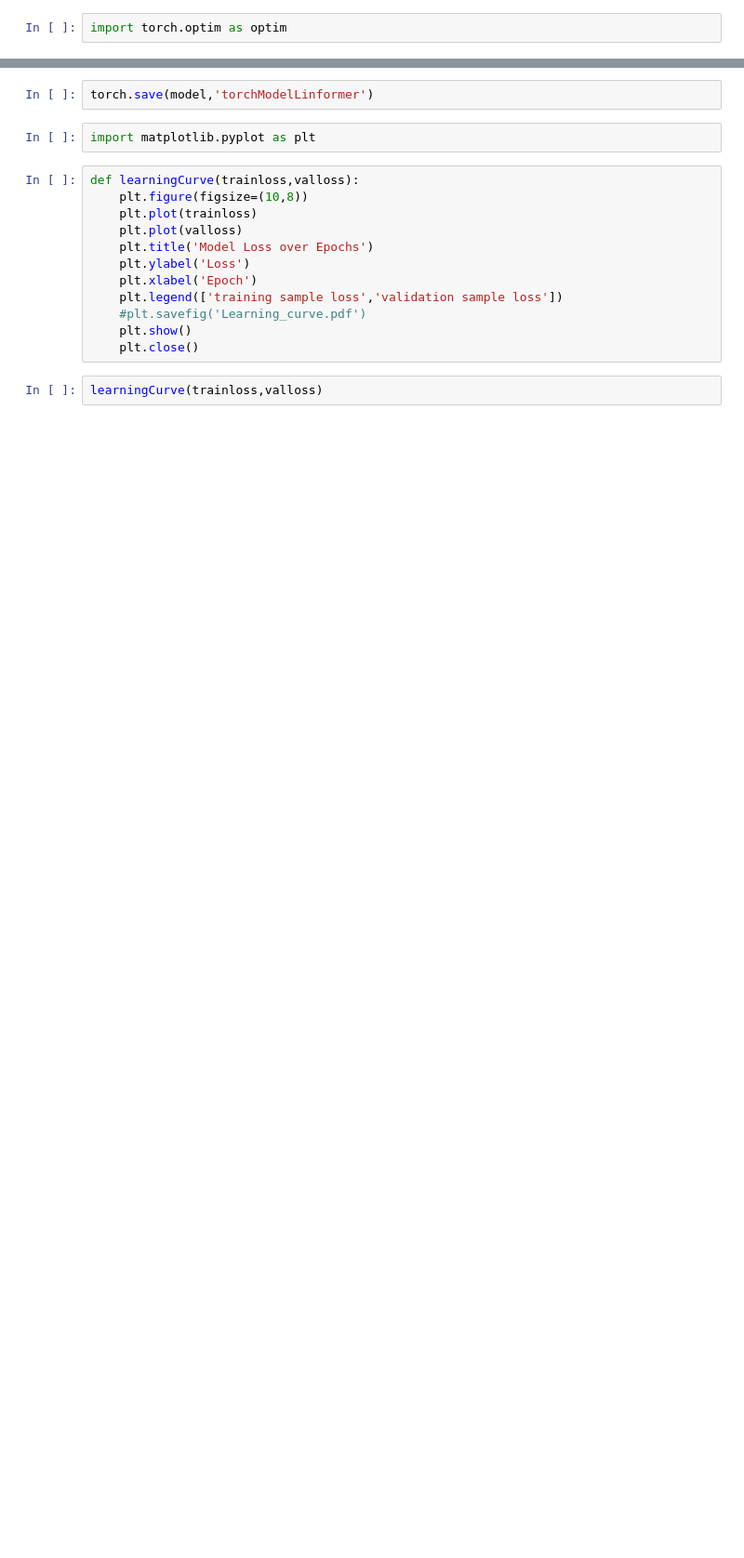
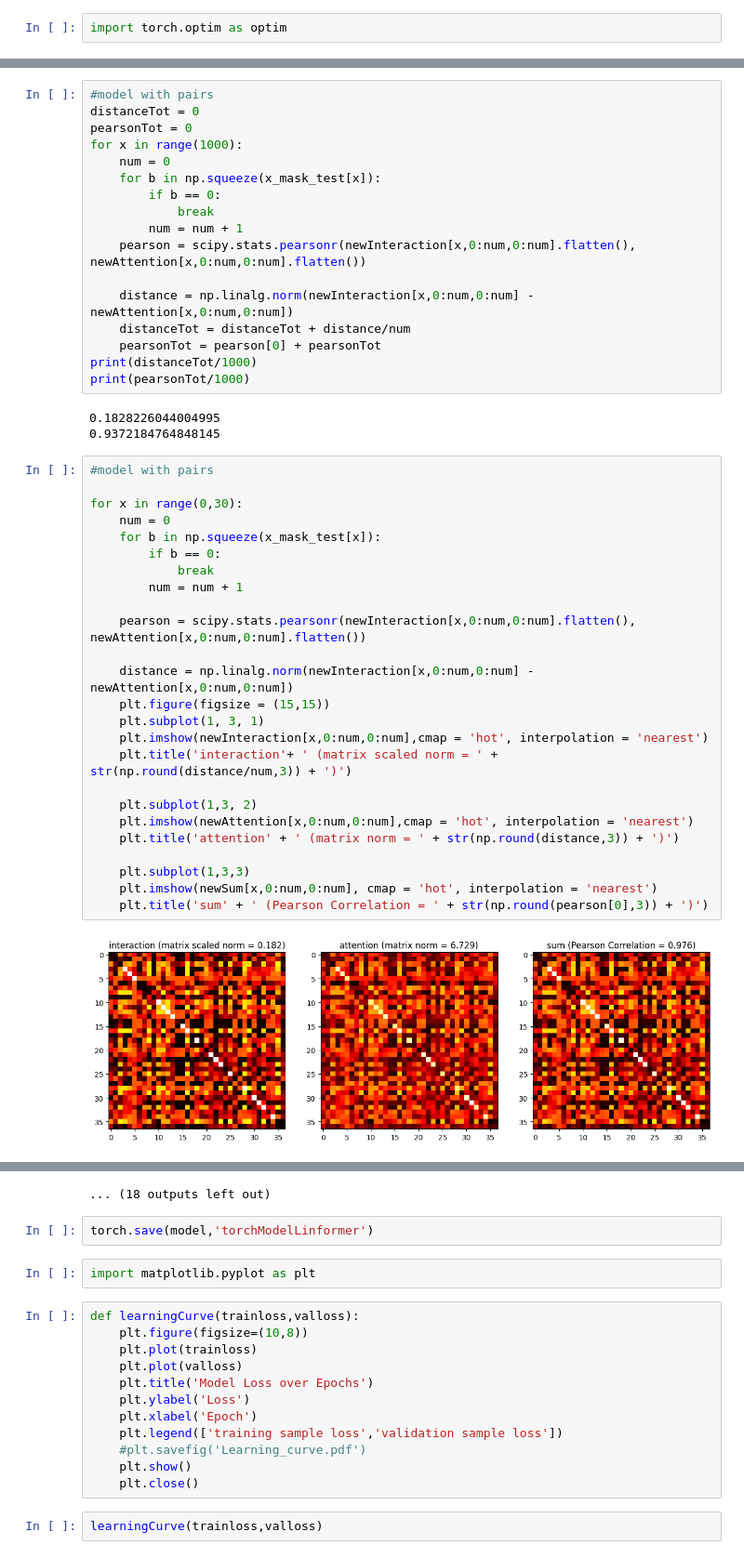
Before and after one commit to aaronw5/Efficient-Transformer-Tests, a Jupyter notebook: Linformer.ipynb, the cells around one changed output, grey strips where cells are left out. Shown at 93% size. Saved outputs shown, nothing was run; the diff lists cells and outputs as text; blank space fills up the shorter version.

```diff
--- a/Linformer.ipynb
+++ b/Linformer.ipynb
@@ -359,0 +361,47 @@ Epoch 100 Train Loss:0.5160421133041382
+# %%
+#model with pairs
+distanceTot = 0
+pearsonTot = 0
+for x in range(1000):
+    num = 0
+    for b in np.squeeze(x_mask_test[x]):
+        if b == 0:
+            break
+        num = num + 1
+    pearson = scipy.stats.pearsonr(newInteraction[x,0:num,0:num].flatten(), newAttention[x,0:num,0:num].flatten())
+
+    distance = np.linalg.norm(newInteraction[x,0:num,0:num] - newAttention[x,0:num,0:num])
+    distanceTot = distanceTot + distance/num
+    pearsonTot = pearson[0] + pearsonTot
+print(distanceTot/1000)
+print(pearsonTot/1000)
+# %% [output]
+0.1828226044004995
+0.9372184764848145
+# %%
+#model with pairs
+
+for x in range(0,30):
+    num = 0
+    for b in np.squeeze(x_mask_test[x]):
+        if b == 0:
+            break
+        num = num + 1
+
+    pearson = scipy.stats.pearsonr(newInteraction[x,0:num,0:num].flatten(), newAttention[x,0:num,0:num].flatten())
+
+    distance = np.linalg.norm(newInteraction[x,0:num,0:num] - newAttention[x,0:num,0:num])
+    plt.figure(figsize = (15,15))
+    plt.subplot(1, 3, 1)
+    plt.imshow(newInteraction[x,0:num,0:num],cmap = 'hot', interpolation = 'nearest')
+    plt.title('interaction'+ ' (matrix scaled norm = ' + str(np.round(distance/num,3)) + ')')
+
+    plt.subplot(1,3, 2)
+    plt.imshow(newAttention[x,0:num,0:num],cmap = 'hot', interpolation = 'nearest')
+    plt.title('attention' + ' (matrix norm = ' + str(np.round(distance,3)) + ')')
+
+    plt.subplot(1,3,3)
+    plt.imshow(newSum[x,0:num,0:num], cmap = 'hot', interpolation = 'nearest')
+    plt.title('sum' + ' (Pearson Correlation = ' + str(np.round(pearson[0],3)) + ')')
+# %% [output]
+[figure, added]
@@ -360,3 +419,4 @@ Epoch 100 Train Loss:0.5160421133041382
+... (18 outputs left out)
 # %%
 torch.save(model,'torchModelLinformer')
 # %%
```
Also changed, not shown: parts of 36 cells of this notebook, 1 other file.
